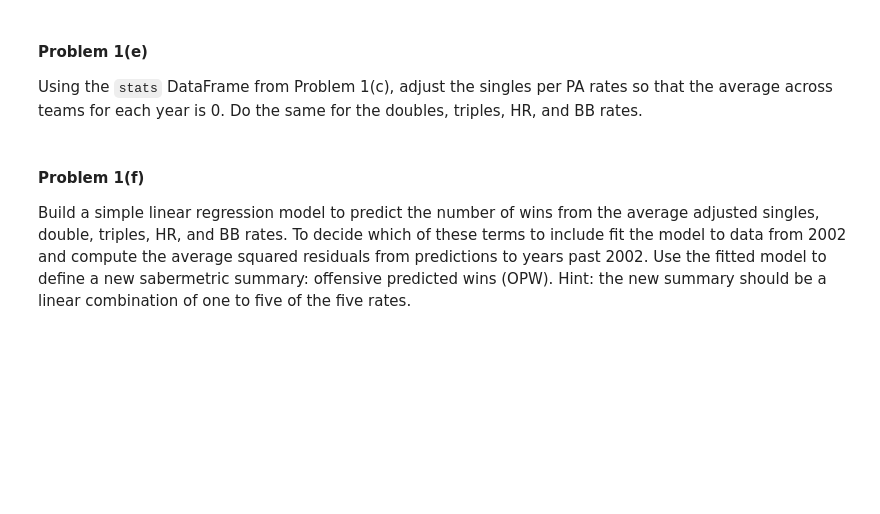
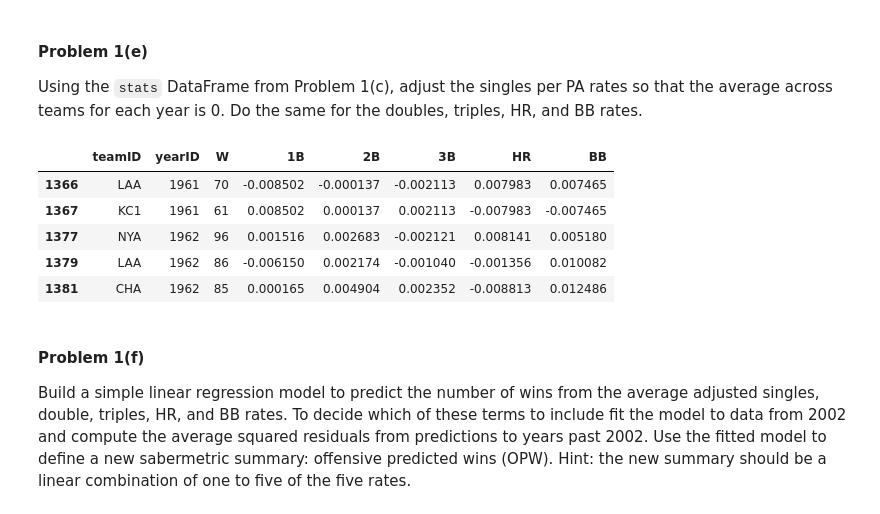
Before and after one commit to Jessie-Jiahui/2014, a Jupyter notebook: homework/HW3.ipynb, the cells around one changed output. Drawn from its saved outputs; the diff is of its cells as text; code cells hidden in the pictures; blank space fills up the shorter version.

```diff
--- a/homework/HW3.ipynb
+++ b/homework/HW3.ipynb
@@ -205,3 +203,19 @@ Using the `stats` DataFrame from Problem 1(c), adjust the singles per PA rates s
+# %%
+def meanNormalizeRates(df):
+        subRates = df[["1B","2B","3B","HR","BB"]]
+        df[["1B","2B","3B","HR","BB"]] = subRates - subRates.mean(axis=0)
+        return df
+
+stats = stats.groupby('yearID').apply(meanNormalizeRates)
+# %%
+stats.head()
+# %% [output]
+|  | teamID | yearID | W | 1B | 2B | 3B | HR | BB |
+| 1366 | LAA | 1961 | 70 | -0.008502 | -0.000137 | -0.002113 | 0.007983 | 0.007465 |
+| 1367 | KC1 | 1961 | 61 | 0.008502 | 0.000137 | 0.002113 | -0.007983 | -0.007465 |
+| 1377 | NYA | 1962 | 96 | 0.001516 | 0.002683 | -0.002121 | 0.008141 | 0.005180 |
+| 1379 | LAA | 1962 | 86 | -0.006150 | 0.002174 | -0.001040 | -0.001356 | 0.010082 |
+| 1381 | CHA | 1962 | 85 | 0.000165 | 0.004904 | 0.002352 | -0.008813 | 0.012486 |
 # %% [markdown]
 #### Problem 1(f)
 
```
Also changed, not shown: parts of 21 cells of this notebook, 1 other file.
